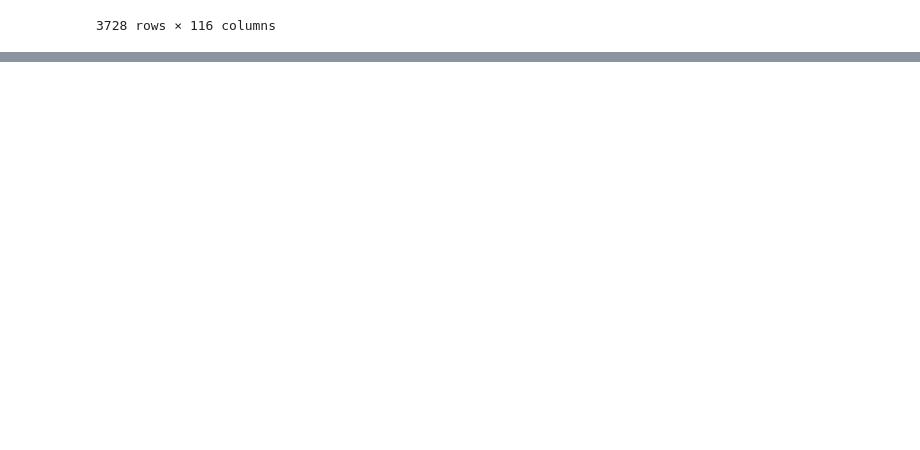
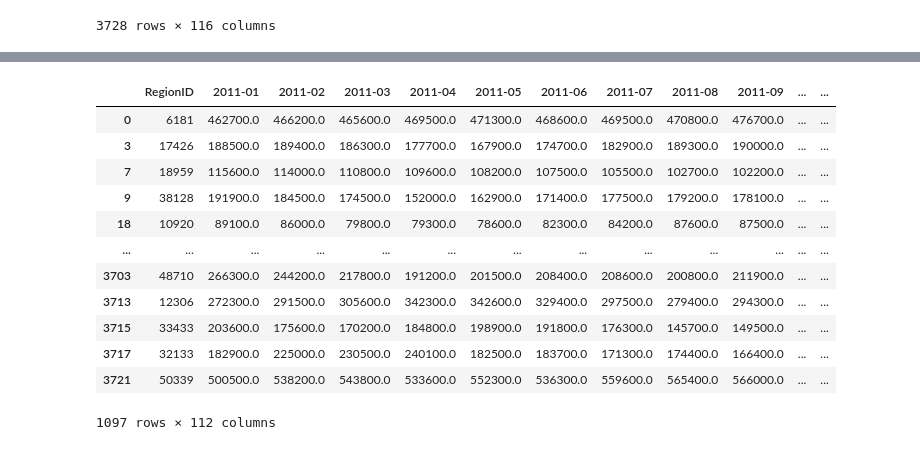
Before and after one commit to pbthompson92/Final_Project_Outliers, a Jupyter notebook: Scratch_paper_mhardy.ipynb, the cells around one changed output, grey strips where cells are left out. Saved outputs shown, nothing was run; the diff lists cells and outputs as text; code cells hidden in the pictures; blank space fills up the shorter version.

Commit message:
further data transformation, added time_df_transposed.csv

```diff
--- a/Scratch_paper_mhardy.ipynb
+++ b/Scratch_paper_mhardy.ipynb
@@ -44,0 +47,19 @@ clean_sale_df.to_csv(file_path, index=False)
+# %%
+# getting ready to transpose data so its indexed by timeframe
+# first, drop useless columns
+time_df = clean_sale_df.drop(columns=["RegionName", "StateName", "SizeRank"])
+time_df
+# %% [output]
+|  | RegionID | 2011-01 | 2011-02 | 2011-03 | 2011-04 | 2011-05 | 2011-06 | 2011-07 | 2011-08 | 2011-09 | ... | ... |
+| 0 | 6181 | 462700.0 | 466200.0 | 465600.0 | 469500.0 | 471300.0 | 468600.0 | 469500.0 | 470800.0 | 476700.0 | ... | ... |
+| 3 | 17426 | 188500.0 | 189400.0 | 186300.0 | 177700.0 | 167900.0 | 174700.0 | 182900.0 | 189300.0 | 190000.0 | ... | ... |
+| 7 | 18959 | 115600.0 | 114000.0 | 110800.0 | 109600.0 | 108200.0 | 107500.0 | 105500.0 | 102700.0 | 102200.0 | ... | ... |
+| 9 | 38128 | 191900.0 | 184500.0 | 174500.0 | 152000.0 | 162900.0 | 171400.0 | 177500.0 | 179200.0 | 178100.0 | ... | ... |
+| 18 | 10920 | 89100.0 | 86000.0 | 79800.0 | 79300.0 | 78600.0 | 82300.0 | 84200.0 | 87600.0 | 87500.0 | ... | ... |
+| ... | ... | ... | ... | ... | ... | ... | ... | ... | ... | ... | ... | ... |
+| 3703 | 48710 | 266300.0 | 244200.0 | 217800.0 | 191200.0 | 201500.0 | 208400.0 | 208600.0 | 200800.0 | 211900.0 | ... | ... |
+| 3713 | 12306 | 272300.0 | 291500.0 | 305600.0 | 342300.0 | 342600.0 | 329400.0 | 297500.0 | 279400.0 | 294300.0 | ... | ... |
+| 3715 | 33433 | 203600.0 | 175600.0 | 170200.0 | 184800.0 | 198900.0 | 191800.0 | 176300.0 | 145700.0 | 149500.0 | ... | ... |
+| 3717 | 32133 | 182900.0 | 225000.0 | 230500.0 | 240100.0 | 182500.0 | 183700.0 | 171300.0 | 174400.0 | 166400.0 | ... | ... |
+| 3721 | 50339 | 500500.0 | 538200.0 | 543800.0 | 533600.0 | 552300.0 | 536300.0 | 559600.0 | 565400.0 | 566000.0 | ... | ... |
+1097 rows × 112 columns
```
Also changed, not shown: parts of 7 cells of this notebook, 1 other file.
